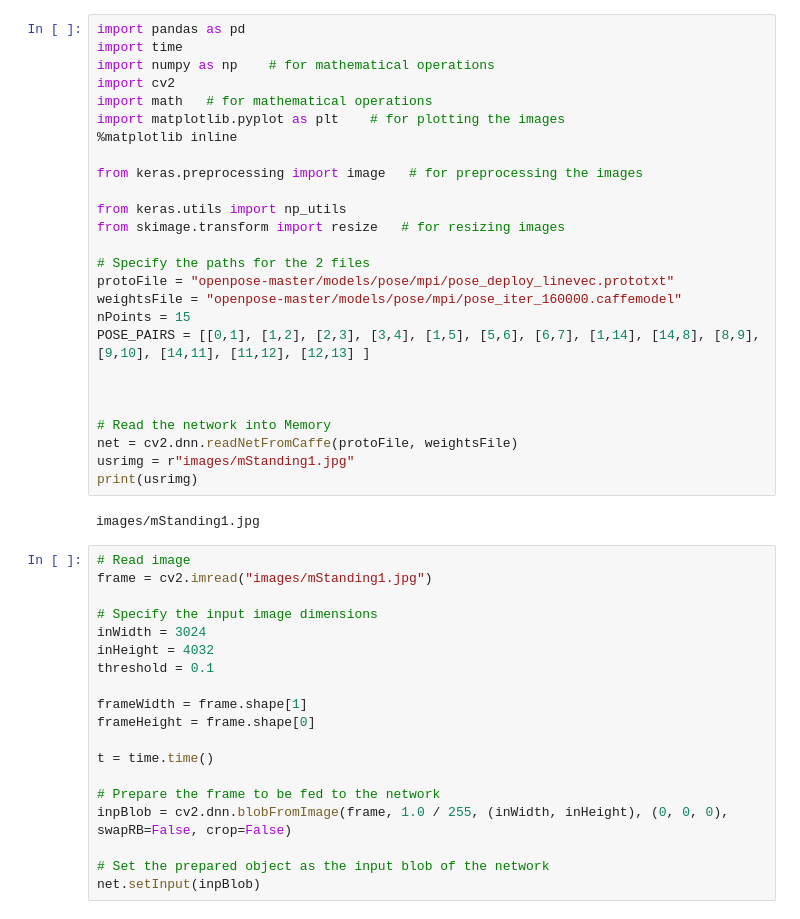
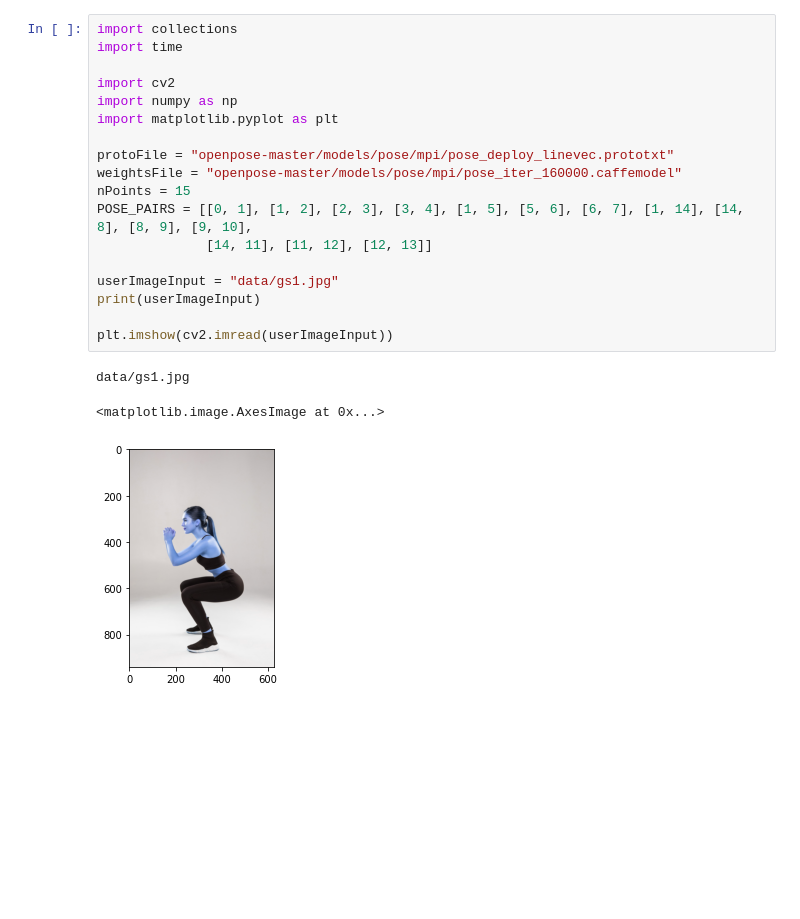
Before and after one commit to augutierrez/MLFitness, a Jupyter notebook: MLF.ipynb, the cells around one changed output. Drawn from its saved outputs; the diff is of its cells as text; blank space fills up the shorter version.

```diff
--- a/MLF.ipynb
+++ b/MLF.ipynb
@@ -12,47 +1,22 @@ plt.imshow(photo)
 # %%
-import pandas as pd
+import collections
 import time
-import numpy as np    # for mathematical operations
+
 import cv2
-import math   # for mathematical operations
-import matplotlib.pyplot as plt    # for plotting the images
-%matplotlib inline
+import numpy as np
+import matplotlib.pyplot as plt
 
-from keras.preprocessing import image   # for preprocessing the images
-
-from keras.utils import np_utils
-from skimage.transform import resize   # for resizing images
-
-# Specify the paths for the 2 files
 protoFile = "openpose-master/models/pose/mpi/pose_deploy_linevec.prototxt"
 weightsFile = "openpose-master/models/pose/mpi/pose_iter_160000.caffemodel"
 nPoints = 15
-POSE_PAIRS = [[0,1], [1,2], [2,3], [3,4], [1,5], [5,6], [6,7], [1,14], [14,8], [8,9], [9,10], [14,11], [11,12], [12,13] ]
+POSE_PAIRS = [[0, 1], [1, 2], [2, 3], [3, 4], [1, 5], [5, 6], [6, 7], [1, 14], [14, 8], [8, 9], [9, 10],
+              [14, 11], [11, 12], [12, 13]]
 
+userImageInput = "data/gs1.jpg"
+print(userImageInput)
 
-
-# Read the network into Memory
-net = cv2.dnn.readNetFromCaffe(protoFile, weightsFile)
-usrimg = r"images/mStanding1.jpg"
-print(usrimg)
+plt.imshow(cv2.imread(userImageInput))
 # %% [output]
-images/mStanding1.jpg
+data/gs1.jpg
+<matplotlib.image.AxesImage at 0x...>
+[figure, added]
-# %%
-# Read image
-frame = cv2.imread("images/mStanding1.jpg")
-
-# Specify the input image dimensions
-inWidth = 3024
-inHeight = 4032
-threshold = 0.1
-
-frameWidth = frame.shape[1]
-frameHeight = frame.shape[0]
-
-t = time.time()
-
-# Prepare the frame to be fed to the network
-inpBlob = cv2.dnn.blobFromImage(frame, 1.0 / 255, (inWidth, inHeight), (0, 0, 0), swapRB=False, crop=False)
-
-# Set the prepared object as the input blob of the network
-net.setInput(inpBlob)
```
Also changed, not shown: parts of 12 cells of this notebook, 44 other files.
